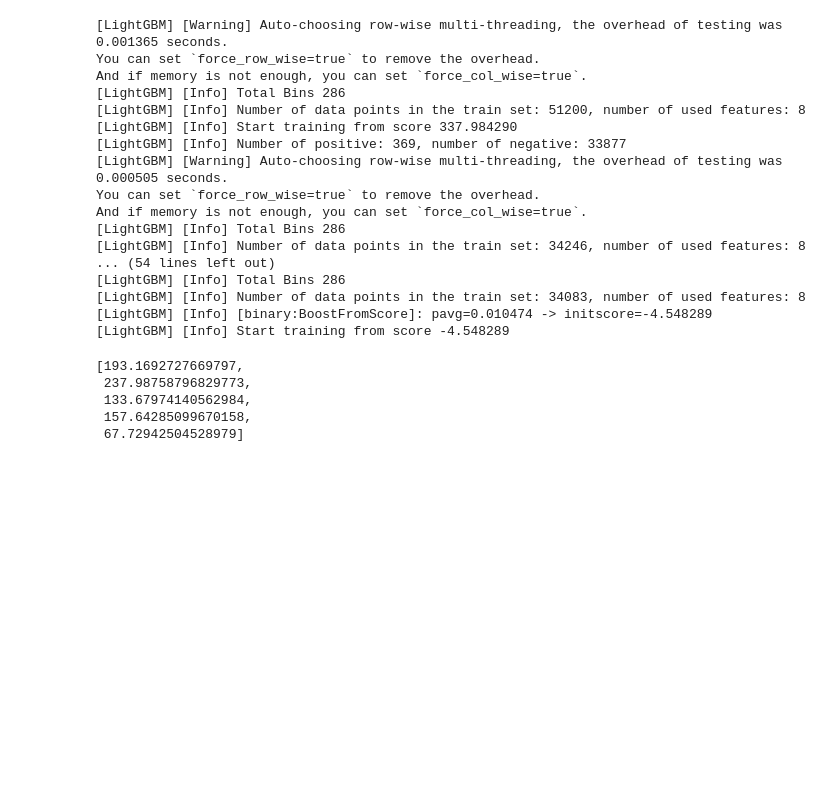
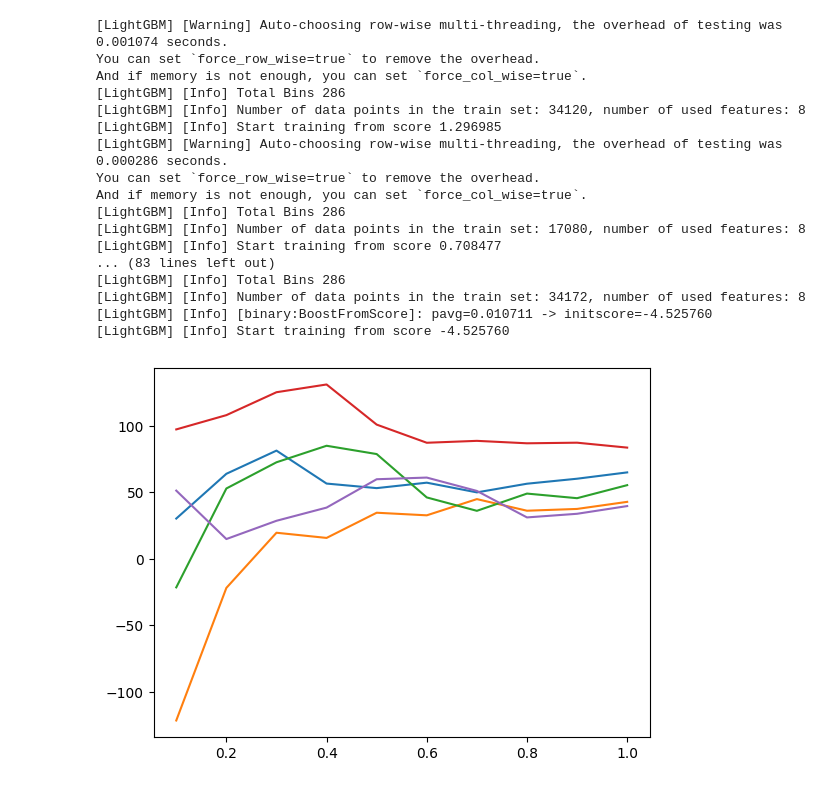
Before and after one commit to hand10ryo/IncentiveAllocation, a Jupyter notebook: example/example.ipynb, the cells around one changed output. Drawn from its saved outputs; the diff is of its cells as text; code cells hidden in the pictures; blank space fills up the shorter version.

Commit message:
implement score_curve

```diff
--- a/example/example.ipynb
+++ b/example/example.ipynb
@@ -21,47 +23,44 @@ z = (data["target"] > 0).astype(int) * t
 X = pd.DataFrame(OrdinalEncoder().fit_transform(data["data"]), columns=data["data"].columns)
 # %%
 score_list = []
-kf = KFold(n_splits=5, shuffle = True, random_state=1)
+kf = KFold(n_splits=5, shuffle = True, random_state=0)
 for i, (train_index, test_index) in enumerate(kf.split(X)):
     X_train, X_test = X.iloc[train_index], X.iloc[test_index]
     y_train, y_test = y.iloc[train_index], y.iloc[test_index]
     z_train, z_test = z.iloc[train_index], z.iloc[test_index]
     t_train, t_test = t.iloc[train_index], t.iloc[test_index]
 
     revenue_model = LGBMRegressor()
     cost_model = LGBMClassifier()
-    t_lerner = lerner.TOTLearner(revenue_model, cost_model)
+    t_lerner = lerner.TLearner(revenue_model, cost_model)
     greedy_optimizer = optimizer.GreedyOptimizer()
     t_policy = policy.BinaryTreatmentPolicy(t_lerner, greedy_optimizer)
-
     t_policy.fit(X_train, y_train, z_train, t_train)
 
     aRoas = evaluator.AddonPerCost(t_policy, X_test, t_test, y_test, z_test)
     score = aRoas.score(30)
     score_list.append(score)
+
+    budget_array, budget_rate_array, score_cuve = aRoas.score_curve(n_split=10, actual_cost=True)
+    plt.plot(budget_rate_array, score_cuve)
+
+plt.show()
 # %% [output]
-[LightGBM] [Warning] Auto-choosing row-wise multi-threading, the overhead of testing was 0.001365 seconds.
+[LightGBM] [Warning] Auto-choosing row-wise multi-threading, the overhead of testing was 0.001074 seconds.
 You can set `force_row_wise=true` to remove the overhead.
 And if memory is not enough, you can set `force_col_wise=true`.
 [LightGBM] [Info] Total Bins 286
-[LightGBM] [Info] Number of data points in the train set: 51200, number of used features: 8
-[LightGBM] [Info] Start training from score 337.984290
-[LightGBM] [Info] Number of positive: 369, number of negative: 33877
-[LightGBM] [Warning] Auto-choosing row-wise multi-threading, the overhead of testing was 0.000505 seconds.
+[LightGBM] [Info] Number of data points in the train set: 34120, number of used features: 8
+[LightGBM] [Info] Start training from score 1.296985
+[LightGBM] [Warning] Auto-choosing row-wise multi-threading, the overhead of testing was 0.000286 seconds.
 You can set `force_row_wise=true` to remove the overhead.
 And if memory is not enough, you can set `force_col_wise=true`.
 [LightGBM] [Info] Total Bins 286
-[LightGBM] [Info] Number of data points in the train set: 34246, number of used features: 8
-... (54 lines left out)
+[LightGBM] [Info] Number of data points in the train set: 17080, number of used features: 8
+[LightGBM] [Info] Start training from score 0.708477
+... (83 lines left out)
 [LightGBM] [Info] Total Bins 286
-[LightGBM] [Info] Number of data points in the train set: 34083, number of used features: 8
-[LightGBM] [Info] [binary:BoostFromScore]: pavg=0.010474 -> initscore=-4.548289
-[LightGBM] [Info] Start training from score -4.548289
+[LightGBM] [Info] Number of data points in the train set: 34172, number of used features: 8
+[LightGBM] [Info] [binary:BoostFromScore]: pavg=0.010711 -> initscore=-4.525760
+[LightGBM] [Info] Start training from score -4.525760
+[figure, added]
-# %%
-score_list
-# %% [output]
-[193.1692727669797,
- 237.98758796829773,
- 133.67974140562984,
- 157.64285099670158,
- 67.72942504528979]
```
Also changed, not shown: parts of 1 cell of this notebook, 3 other files.
